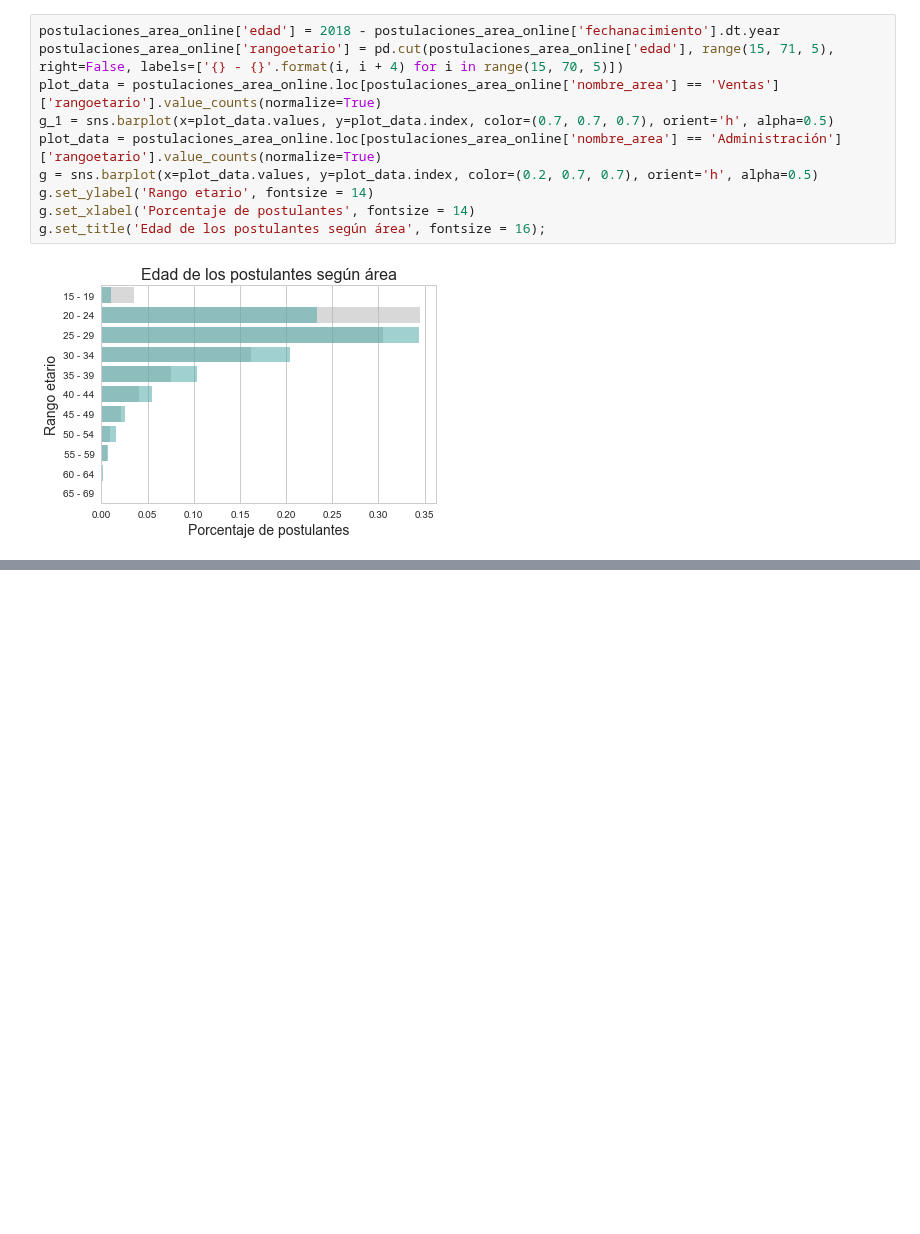
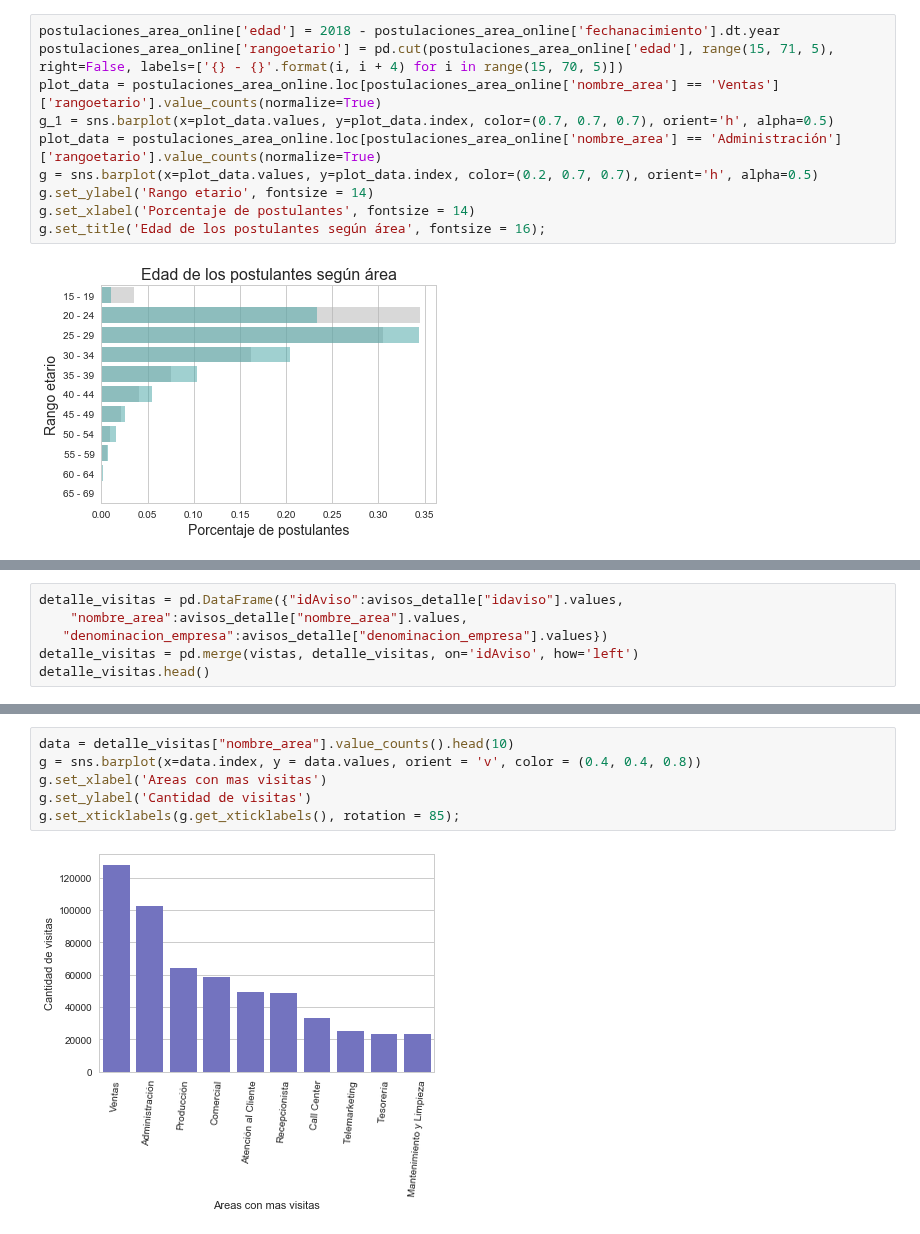
Before and after one commit to FrancoLiberali/tp1-orga-datos-1c2018, a Jupyter notebook: AnalisisExploratorio.ipynb, the cells around one changed output, grey strips where cells are left out. Cells and saved outputs as stored; diff of their text form; blank space fills up the shorter version.

```diff
--- a/AnalisisExploratorio.ipynb
+++ b/AnalisisExploratorio.ipynb
@@ -878,0 +879,6 @@ En este ultimo gráfico podemos observar que la edad más común para postularse
+# %%
+detalle_visitas = pd.DataFrame({"idAviso":avisos_detalle["idaviso"].values,
+    "nombre_area":avisos_detalle["nombre_area"].values,
+   "denominacion_empresa":avisos_detalle["denominacion_empresa"].values})
+detalle_visitas = pd.merge(vistas, detalle_visitas, on='idAviso', how='left')
+detalle_visitas.head()
@@ -878,0 +901,8 @@ En este ultimo gráfico podemos observar que la edad más común para postularse
+# %%
+data = detalle_visitas["nombre_area"].value_counts().head(10)
+g = sns.barplot(x=data.index, y = data.values, orient = 'v', color = (0.4, 0.4, 0.8))
+g.set_xlabel('Areas con mas visitas')
+g.set_ylabel('Cantidad de visitas')
+g.set_xticklabels(g.get_xticklabels(), rotation = 85);
+# %% [output]
+[figure, added]
```
Also changed, not shown: parts of 20 cells of this notebook.
